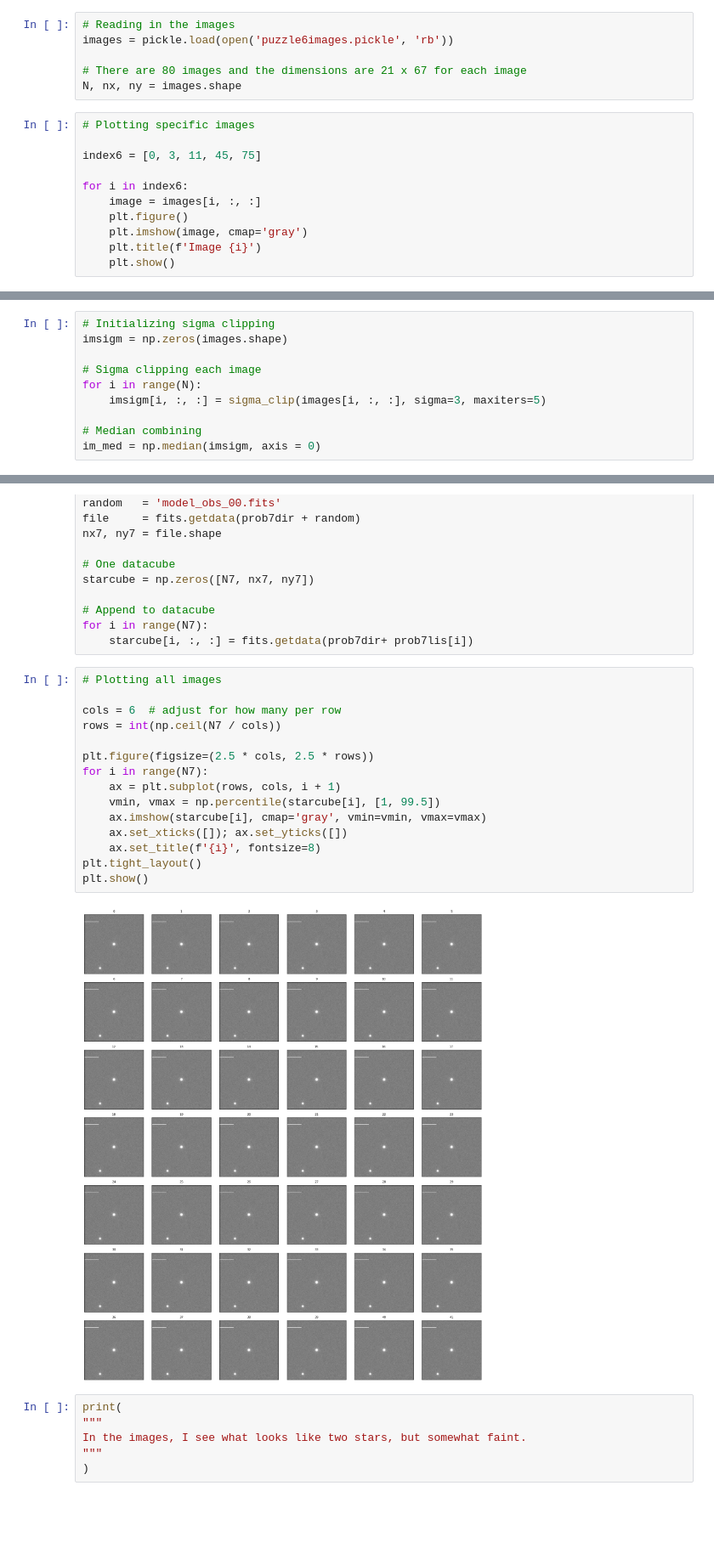
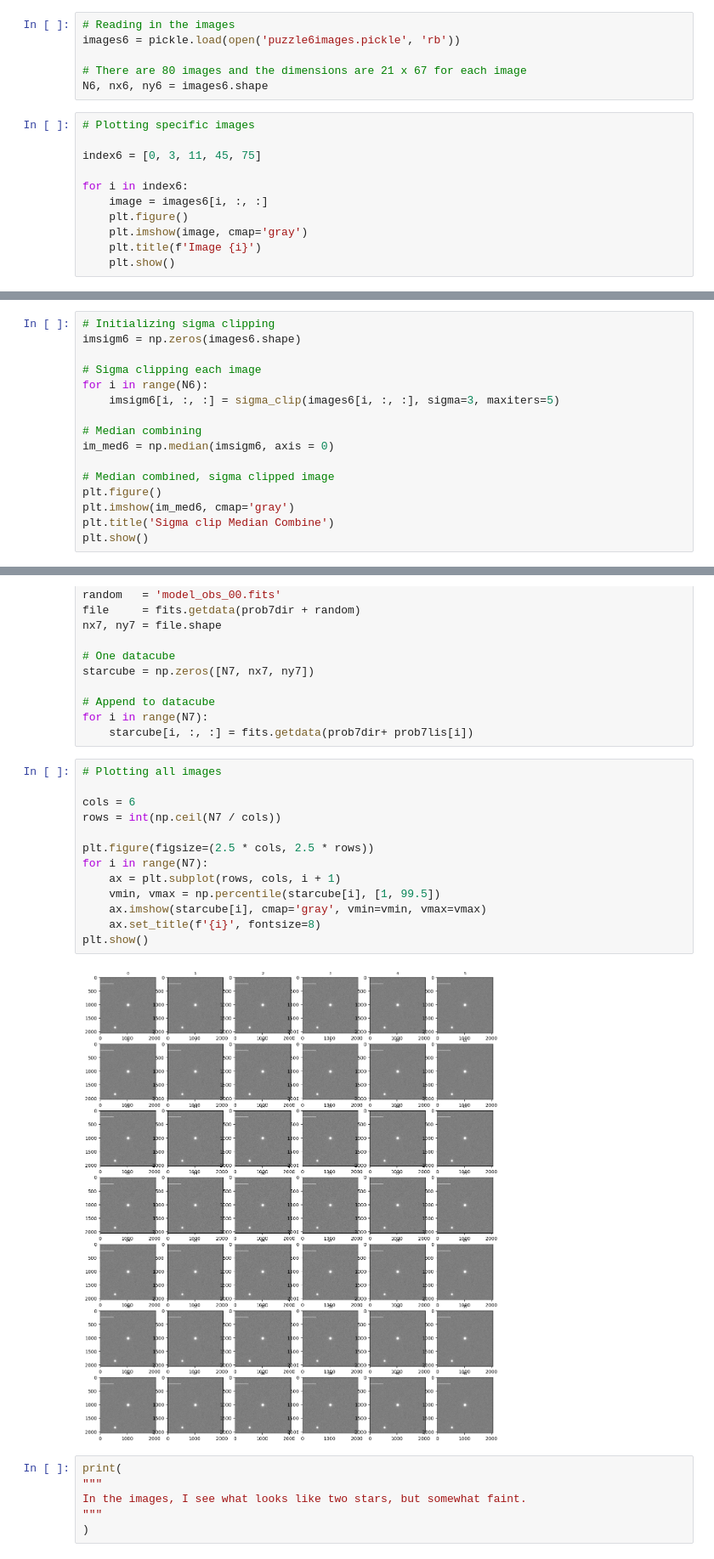
Before and after one commit to amedina695/lectures_git, a Jupyter notebook: midterm/Midterm_F25-classroom.ipynb, the cells around one changed output, grey strips where cells are left out. Shown at 85% size. Drawn from its saved outputs; the diff is of its cells as text; blank space fills up the shorter version.

```diff
--- a/midterm/Midterm_F25-classroom.ipynb
+++ b/midterm/Midterm_F25-classroom.ipynb
@@ -455,17 +454,17 @@ print(key)
 - Append it to the key.
 # %%
 # Reading in the images
-images = pickle.load(open('puzzle6images.pickle', 'rb'))
+images6 = pickle.load(open('puzzle6images.pickle', 'rb'))
 
 # There are 80 images and the dimensions are 21 x 67 for each image
-N, nx, ny = images.shape
+N6, nx6, ny6 = images6.shape
 # %%
 # Plotting specific images
 
 index6 = [0, 3, 11, 45, 75]
 
 for i in index6:
-    image = images[i, :, :]
+    image = images6[i, :, :]
     plt.figure()
     plt.imshow(image, cmap='gray')
     plt.title(f'Image {i}')
@@ -508,11 +507,17 @@ Based on previous homeworks, we can maybe mask some of the data, or use
 a sigma clipping algorithm to further mask the image.
 # %%
 # Initializing sigma clipping
-imsigm = np.zeros(images.shape)
+imsigm6 = np.zeros(images6.shape)
 
 # Sigma clipping each image
-for i in range(N):
-    imsigm[i, :, :] = sigma_clip(images[i, :, :], sigma=3, maxiters=5)
+for i in range(N6):
+    imsigm6[i, :, :] = sigma_clip(images6[i, :, :], sigma=3, maxiters=5)
 
 # Median combining
-im_med = np.median(imsigm, axis = 0)
+im_med6 = np.median(imsigm6, axis = 0)
+
+# Median combined, sigma clipped image
+plt.figure()
+plt.imshow(im_med6, cmap='gray')
+plt.title('Sigma clip Median Combine')
+plt.show()
@@ -568,20 +567,18 @@ for i in range(N7):
 # %%
 # Plotting all images
 
-cols = 6  # adjust for how many per row
+cols = 6
 rows = int(np.ceil(N7 / cols))
 
 plt.figure(figsize=(2.5 * cols, 2.5 * rows))
 for i in range(N7):
     ax = plt.subplot(rows, cols, i + 1)
     vmin, vmax = np.percentile(starcube[i], [1, 99.5])
     ax.imshow(starcube[i], cmap='gray', vmin=vmin, vmax=vmax)
-    ax.set_xticks([]); ax.set_yticks([])
     ax.set_title(f'{i}', fontsize=8)
-plt.tight_layout()
 plt.show()
 # %% [output]
-[figure, old version]
+[figure, new version]
 # %%
 print(
 """
```
Also changed, not shown: parts of 26 cells of this notebook.
